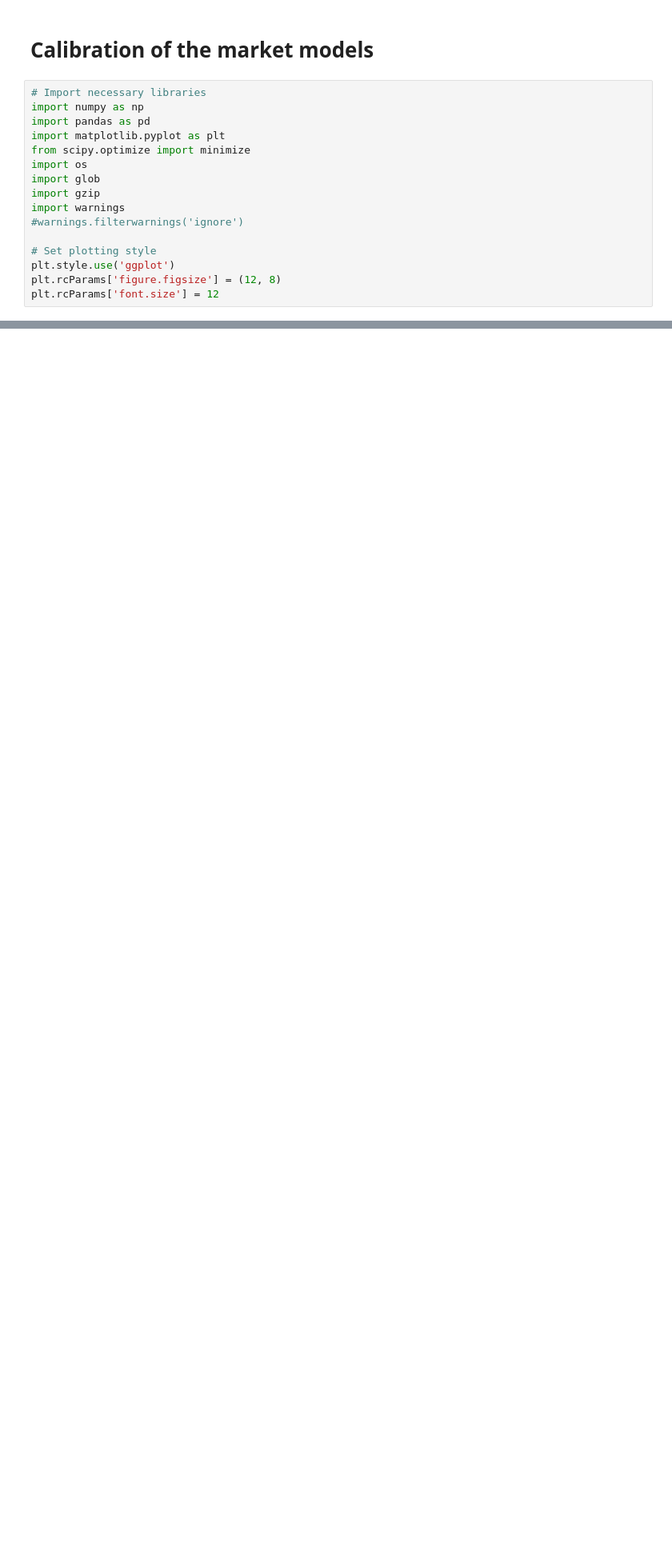
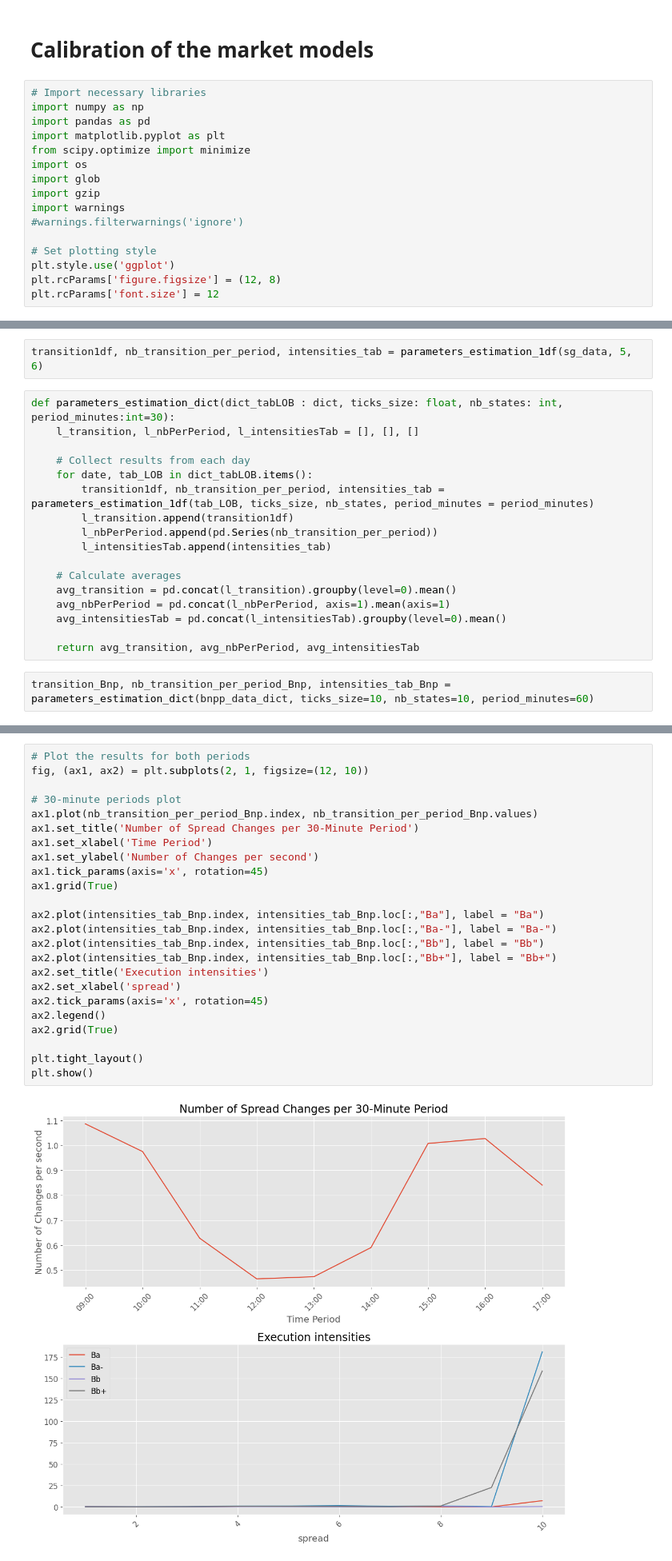
Before and after one commit to ZeBaoB/High-Frequency-Trading, a Jupyter notebook: Optimal stategy project (en cours)/dev calibration.ipynb, the cells around one changed output, grey strips where cells are left out. Shown at 80% size. Drawn from its saved outputs; the diff is of its cells as text; blank space fills up the shorter version.

```diff
--- a/Optimal stategy project (en cours)/dev calibration.ipynb
+++ b/Optimal stategy project (en cours)/dev calibration.ipynb
@@ -84,0 +399,21 @@ SG data sample:
+# %%
+transition1df, nb_transition_per_period, intensities_tab = parameters_estimation_1df(sg_data, 5, 6)
+# %%
+def parameters_estimation_dict(dict_tabLOB : dict, ticks_size: float, nb_states: int, period_minutes:int=30):
+    l_transition, l_nbPerPeriod, l_intensitiesTab = [], [], []
+
+    # Collect results from each day
+    for date, tab_LOB in dict_tabLOB.items():
+        transition1df, nb_transition_per_period, intensities_tab = parameters_estimation_1df(tab_LOB, ticks_size, nb_states, period_minutes = period_minutes)
+        l_transition.append(transition1df)
+        l_nbPerPeriod.append(pd.Series(nb_transition_per_period))
+        l_intensitiesTab.append(intensities_tab)
+
+    # Calculate averages
+    avg_transition = pd.concat(l_transition).groupby(level=0).mean()
+    avg_nbPerPeriod = pd.concat(l_nbPerPeriod, axis=1).mean(axis=1)
+    avg_intensitiesTab = pd.concat(l_intensitiesTab).groupby(level=0).mean()
+
+    return avg_transition, avg_nbPerPeriod, avg_intensitiesTab
+# %%
+transition_Bnp, nb_transition_per_period_Bnp, intensities_tab_Bnp = parameters_estimation_dict(bnpp_data_dict, ticks_size=10, nb_states=10, period_minutes=60)
@@ -84,0 +453,26 @@ SG data sample:
+# %%
+# Plot the results for both periods
+fig, (ax1, ax2) = plt.subplots(2, 1, figsize=(12, 10))
+
+# 30-minute periods plot
+ax1.plot(nb_transition_per_period_Bnp.index, nb_transition_per_period_Bnp.values)
+ax1.set_title('Number of Spread Changes per 30-Minute Period')
+ax1.set_xlabel('Time Period')
+ax1.set_ylabel('Number of Changes per second')
+ax1.tick_params(axis='x', rotation=45)
+ax1.grid(True)
+
+ax2.plot(intensities_tab_Bnp.index, intensities_tab_Bnp.loc[:,"Ba"], label = "Ba")
+ax2.plot(intensities_tab_Bnp.index, intensities_tab_Bnp.loc[:,"Ba-"], label = "Ba-")
+ax2.plot(intensities_tab_Bnp.index, intensities_tab_Bnp.loc[:,"Bb"], label = "Bb")
+ax2.plot(intensities_tab_Bnp.index, intensities_tab_Bnp.loc[:,"Bb+"], label = "Bb+")
+ax2.set_title('Execution intensities')
+ax2.set_xlabel('spread')
+ax2.tick_params(axis='x', rotation=45)
+ax2.legend()
+ax2.grid(True)
+
+plt.tight_layout()
+plt.show()
+# %% [output]
+[figure, added]
```
Also changed, not shown: parts of 23 cells of this notebook, 4 other files.
